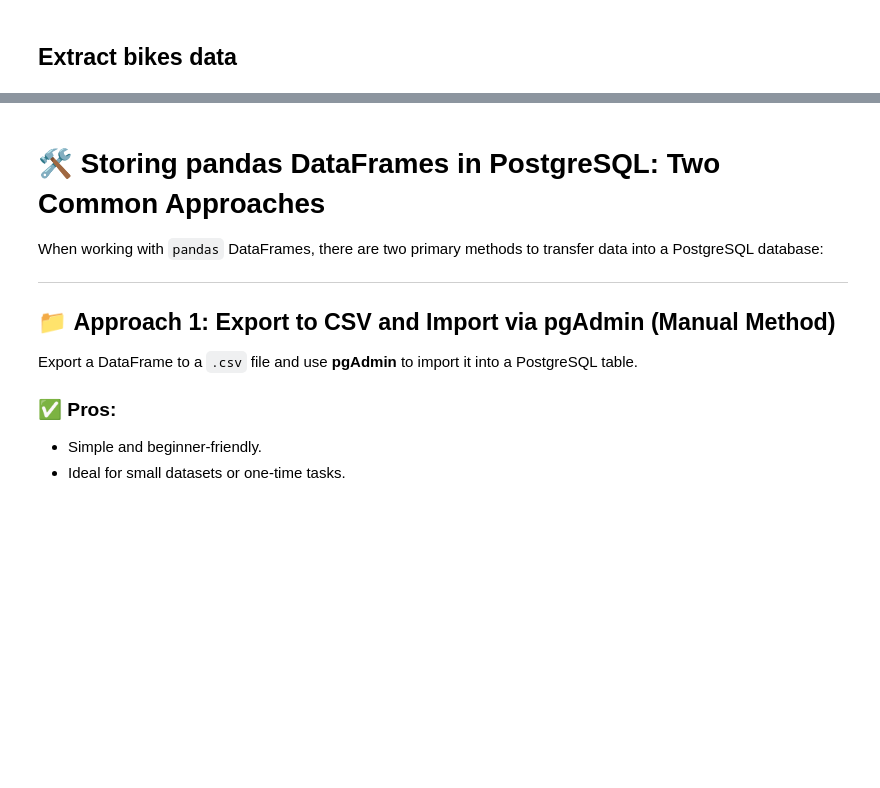
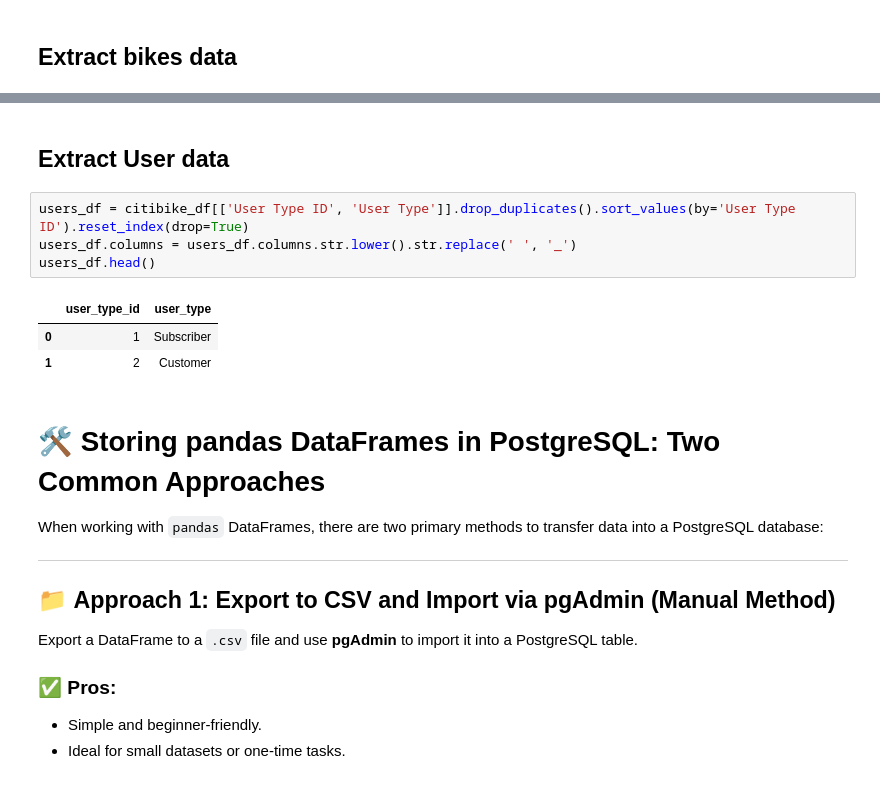
Before and after one commit to Kristian0703/bikes_rentals_project, a Jupyter notebook: analysis/analysis.ipynb, the cells around one changed output, grey strips where cells are left out. Drawn from its saved outputs; the diff is of its cells as text; blank space fills up the shorter version.

```diff
--- a/analysis/analysis.ipynb
+++ b/analysis/analysis.ipynb
@@ -115,3 +175,13 @@ genre_df = citibike_df[['Gender', 'Gender Name']].drop_duplicates().sort_values(
+# %% [markdown]
+## Extract User data
+# %%
+users_df = citibike_df[['User Type ID', 'User Type']].drop_duplicates().sort_values(by='User Type ID').reset_index(drop=True)
+users_df.columns = users_df.columns.str.lower().str.replace(' ', '_')
+users_df.head()
+# %% [output]
+|  | user_type_id | user_type |
+| 0 | 1 | Subscriber |
+| 1 | 2 | Customer |
 # %% [markdown]
 # 🛠️ Storing pandas DataFrames in PostgreSQL: Two Common Approaches
 
```
Also changed, not shown: parts of 21 cells of this notebook, 1 other file.
